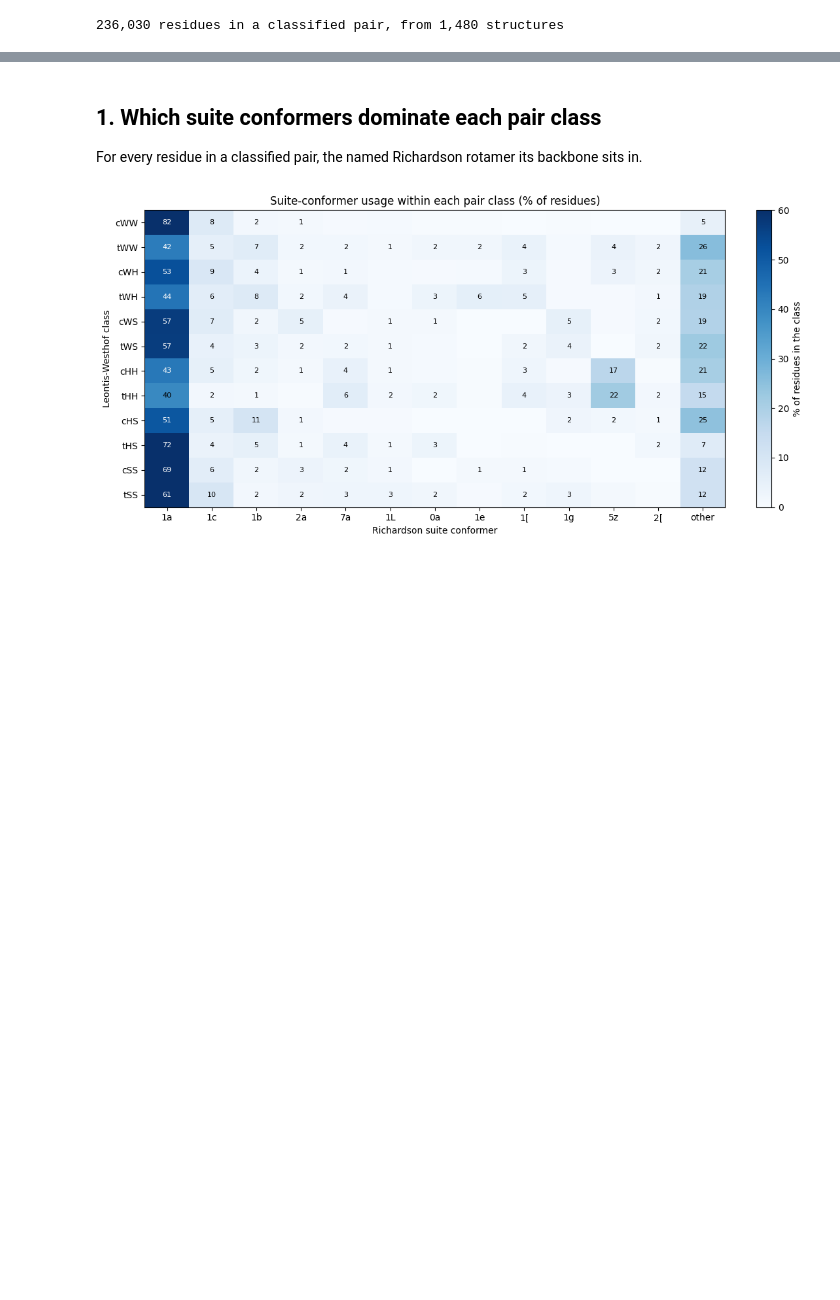
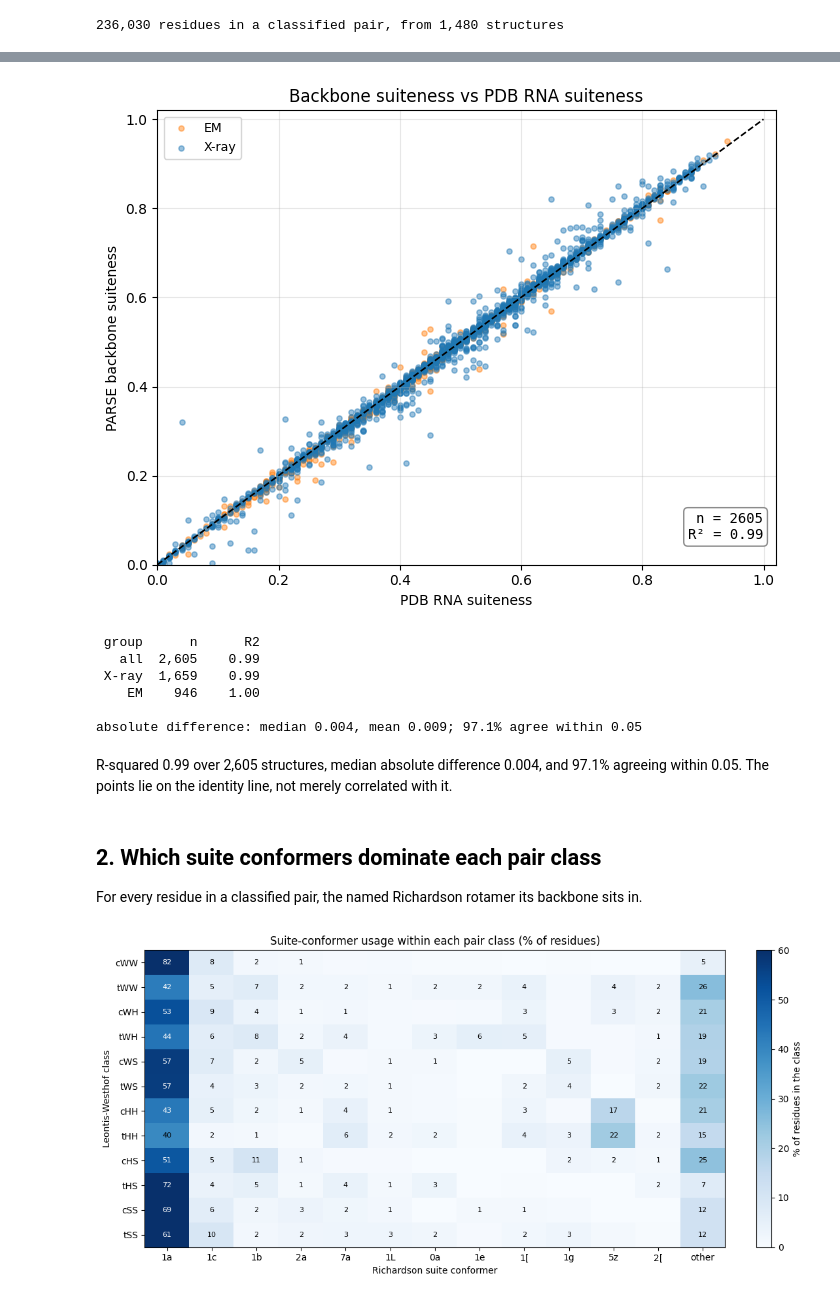
Before and after one commit to KamshinenD/PARSE-RNA-Analysis, a Jupyter notebook: notebooks/backbone_and_pucker.ipynb, the cells around one changed output, grey strips where cells are left out. Saved outputs shown, nothing was run; the diff lists cells and outputs as text; code cells hidden in the pictures; blank space fills up the shorter version.

```diff
--- a/notebooks/backbone_and_pucker.ipynb
+++ b/notebooks/backbone_and_pucker.ipynb
@@ -39,5 +41,67 @@ print(f"{len(RES):,} residues in a classified pair, from "
+# %%
+SC = json.load(open(data_file("reference/scores/scores_all_uniques.json")))["scores"]
+VM = json.load(open(data_file("reference/metadata/metadata_cache.json")))["validation_metrics"]
+
+rows = []
+for pdb, info in SC.items():
+    if not isinstance(info, dict):
+        continue
+    m = VM.get(pdb) or {}
+    ours, theirs = info.get("backbone_suiteness"), m.get("rnasuiteness")
+    if ours is None or theirs is None:
+        continue
+    rows.append({"pdb": pdb, "method": m.get("Experimental_method"),
+                 "parse": ours, "wwpdb": theirs})
+A = pd.DataFrame(rows)
+
+r2 = lambda d: np.corrcoef(d.wwpdb, d.parse)[0, 1] ** 2
+
+METHOD_COLORS = {"X-ray": "tab:blue", "EM": "tab:orange"}
+
+fig, ax = plt.subplots(figsize=(7, 5.5))
+
+for method, sub in A.groupby("method"):
+    ax.scatter(sub.wwpdb, sub.parse,
+               s=14, alpha=0.45, color=METHOD_COLORS.get(method, "gray"), label=method)
+
+ax.plot([0, 1], [0, 1], color="black", lw=1.2, ls="--")
+
+ax.text(0.98, 0.05, f"n = {len(A)}\nR\u00b2 = {r2(A):.2f}",
+        transform=ax.transAxes, ha="right", va="bottom",
+        bbox=dict(boxstyle="round", facecolor="white", edgecolor="gray", alpha=0.9),
+        fontsize=10, family="monospace")
+
+ax.set_xlabel("PDB RNA suiteness")
+ax.set_ylabel("PARSE backbone suiteness")
+ax.set_title("Backbone suiteness vs PDB RNA suiteness")
+ax.set_xlim(0, 1.02)
+ax.set_ylim(0, 1.02)
+ax.grid(alpha=0.3)
+ax.legend(loc="upper left", fontsize=9)
+plt.tight_layout()
+plt.show()
+
+d = (A.parse - A.wwpdb).abs()
+print(f"{'group':>6}  {'n':>5}  {'R2':>6}")
+for lab, sub in (("all", A), ("X-ray", A[A.method == "X-ray"]), ("EM", A[A.method == "EM"])):
+    if len(sub) > 2:
+        print(f"{lab:>6}  {len(sub):>5,}  {r2(sub):>6.2f}")
+print(f"\nabsolute difference: median {d.median():.3f}, mean {d.mean():.3f}; "
+      f"{100*(d <= 0.05).mean():.1f}% agree within 0.05")
+# %% [output]
+[figure, added]
+ group      n      R2
+   all  2,605    0.99
+ X-ray  1,659    0.99
+    EM    946    1.00
+
+absolute difference: median 0.004, mean 0.009; 97.1% agree within 0.05
+# %% [markdown]
+R-squared 0.99 over 2,605 structures, median absolute difference 0.004, and
+97.1% agreeing within 0.05. The points lie on the identity line, not merely
+correlated with it.
 # %% [markdown]
-## 1. Which suite conformers dominate each pair class
+## 2. Which suite conformers dominate each pair class
 
 For every residue in a classified pair, the named Richardson rotamer its
 backbone sits in.
```
Also changed, not shown: parts of 11 cells of this notebook, 1 other file.
